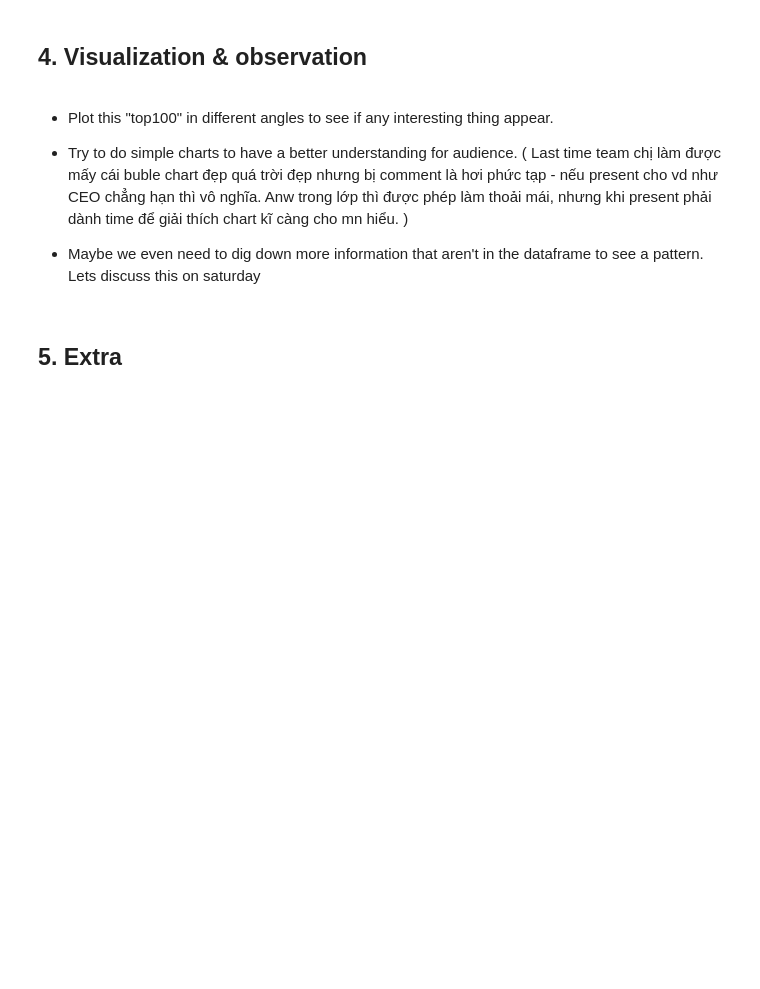
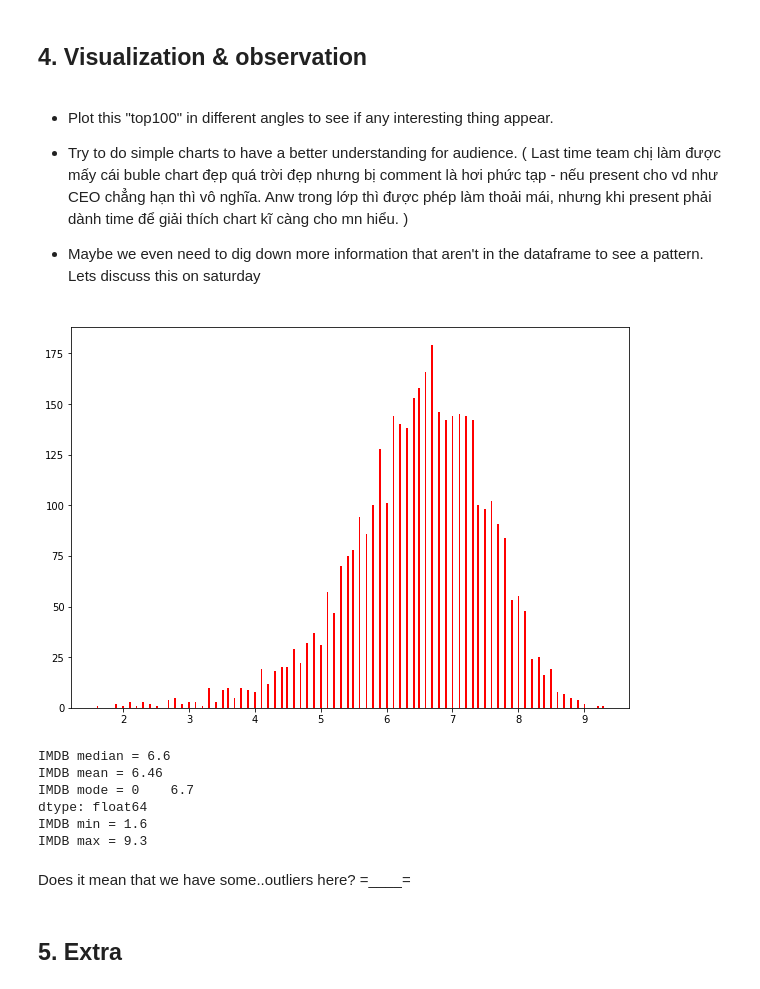
Before and after one commit to winnyduong/hb_hw_w1, a Jupyter notebook: IMDB2.ipynb, the cells around one changed output. Cells and saved outputs as stored; diff of their text form; code cells hidden in the pictures; blank space fills up the shorter version.

```diff
--- a/IMDB2.ipynb
+++ b/IMDB2.ipynb
@@ -250,3 +394,26 @@ Add ROI column to dataframe, calculate ROI of each movie
 - Try to do simple charts to have a better understanding for audience. ( Last time team chị làm được mấy cái buble chart đẹp quá trời đẹp nhưng bị comment là hơi phức tạp - nếu present cho vd như CEO chẳng hạn thì vô nghĩa. Anw trong lớp thì được phép làm thoải mái, nhưng khi present phải dành time để giải thích chart kĩ càng cho mn hiểu. )
 
 - Maybe we even need to dig down more information that aren't in the dataframe to see a pattern. Lets discuss this on saturday
+# %%
+# Imdb score
+data4=data3.sort_values(by='imdb_score',ascending=False) #sorting first
+plt.figure(figsize=(10,7))
+plt.hist(data4['imdb_score'],bins=300, color='red')
+plt.show()
+# %% [output]
+[figure, added]
+# %%
+print('IMDB median =', data4['imdb_score'].median())
+print('IMDB mean =', round(data4['imdb_score'].mean(), 2))
+print('IMDB mode =', data4['imdb_score'].mode())
+print('IMDB min =', data4['imdb_score'].min())
+print('IMDB max =', data4['imdb_score'].max())
+# %% [output]
+IMDB median = 6.6
+IMDB mean = 6.46
+IMDB mode = 0    6.7
+dtype: float64
+IMDB min = 1.6
+IMDB max = 9.3
+# %% [markdown]
+Does it mean that we have some..outliers here? =____=
```
Also changed, not shown: parts of 25 cells of this notebook.
